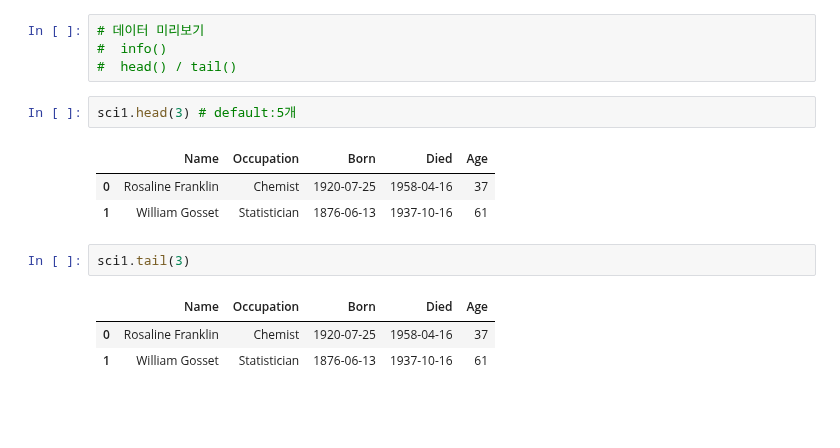
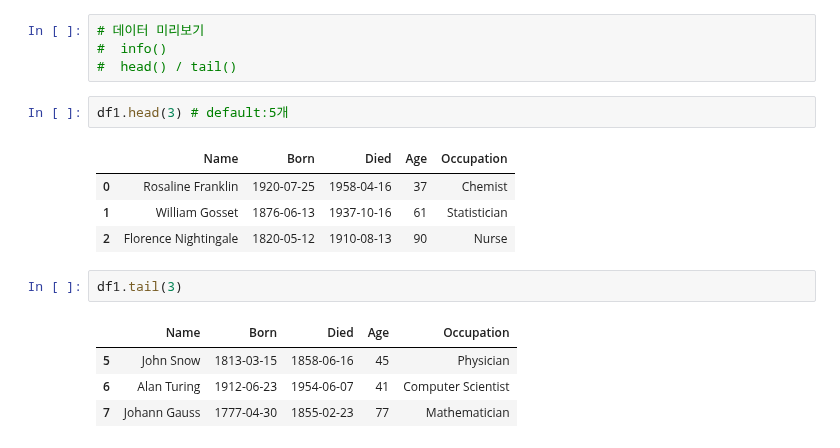
Before and after one commit to zdeik/hipython_rep, a Jupyter notebook: 13.판다스.ipynb, the cells around one changed output. Drawn from its saved outputs; the diff is of its cells as text; blank space fills up the shorter version.

```diff
--- a/13.판다스.ipynb
+++ b/13.판다스.ipynb
@@ -187,14 +187,16 @@ memory usage: 452.0+ bytes
 #  info()
 #  head() / tail()
 # %%
-sci1.head(3) # default:5개
+df1.head(3) # default:5개
 # %% [output]
-|  | Name | Occupation | Born | Died | Age |
-| 0 | Rosaline Franklin | Chemist | 1920-07-25 | 1958-04-16 | 37 |
-| 1 | William Gosset | Statistician | 1876-06-13 | 1937-10-16 | 61 |
+|  | Name | Born | Died | Age | Occupation |
+| 0 | Rosaline Franklin | 1920-07-25 | 1958-04-16 | 37 | Chemist |
+| 1 | William Gosset | 1876-06-13 | 1937-10-16 | 61 | Statistician |
+| 2 | Florence Nightingale | 1820-05-12 | 1910-08-13 | 90 | Nurse |
 # %%
-sci1.tail(3)
+df1.tail(3)
 # %% [output]
-|  | Name | Occupation | Born | Died | Age |
-| 0 | Rosaline Franklin | Chemist | 1920-07-25 | 1958-04-16 | 37 |
-| 1 | William Gosset | Statistician | 1876-06-13 | 1937-10-16 | 61 |
+|  | Name | Born | Died | Age | Occupation |
+| 5 | John Snow | 1813-03-15 | 1858-06-16 | 45 | Physician |
+| 6 | Alan Turing | 1912-06-23 | 1954-06-07 | 41 | Computer Scientist |
+| 7 | Johann Gauss | 1777-04-30 | 1855-02-23 | 77 | Mathematician |
```
Also changed, not shown: parts of 12 cells of this notebook, 1 other file.
